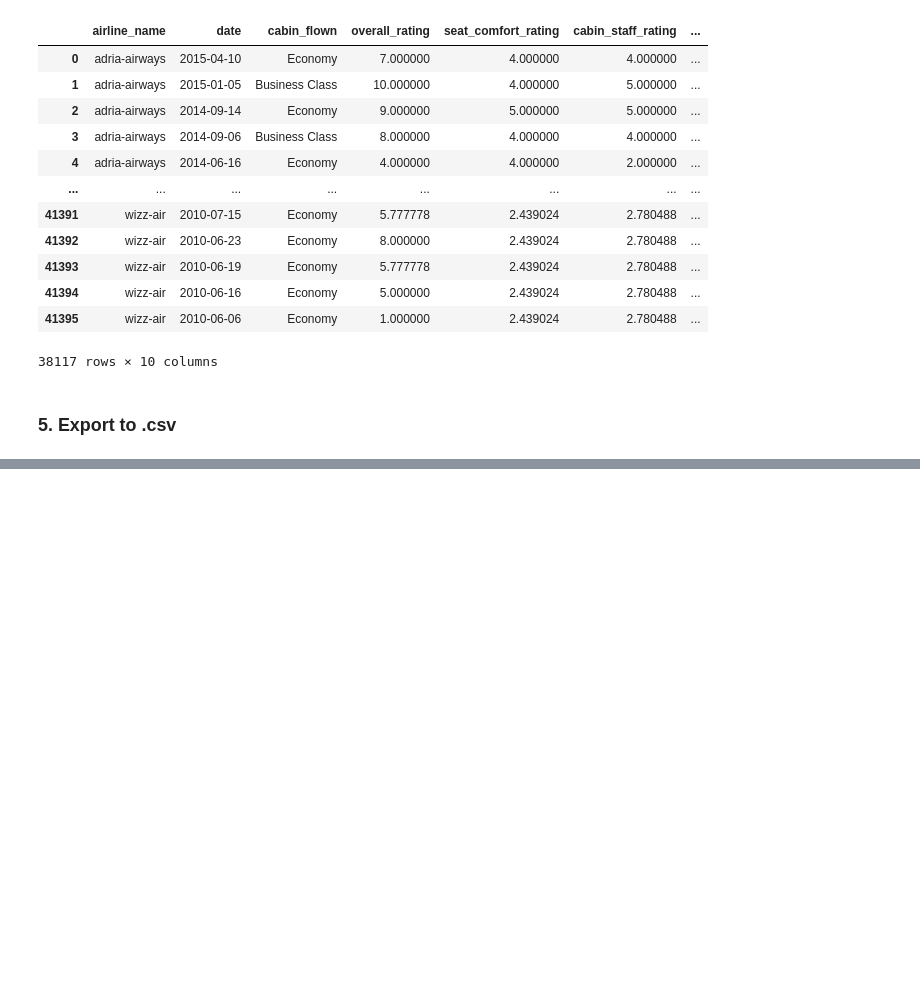
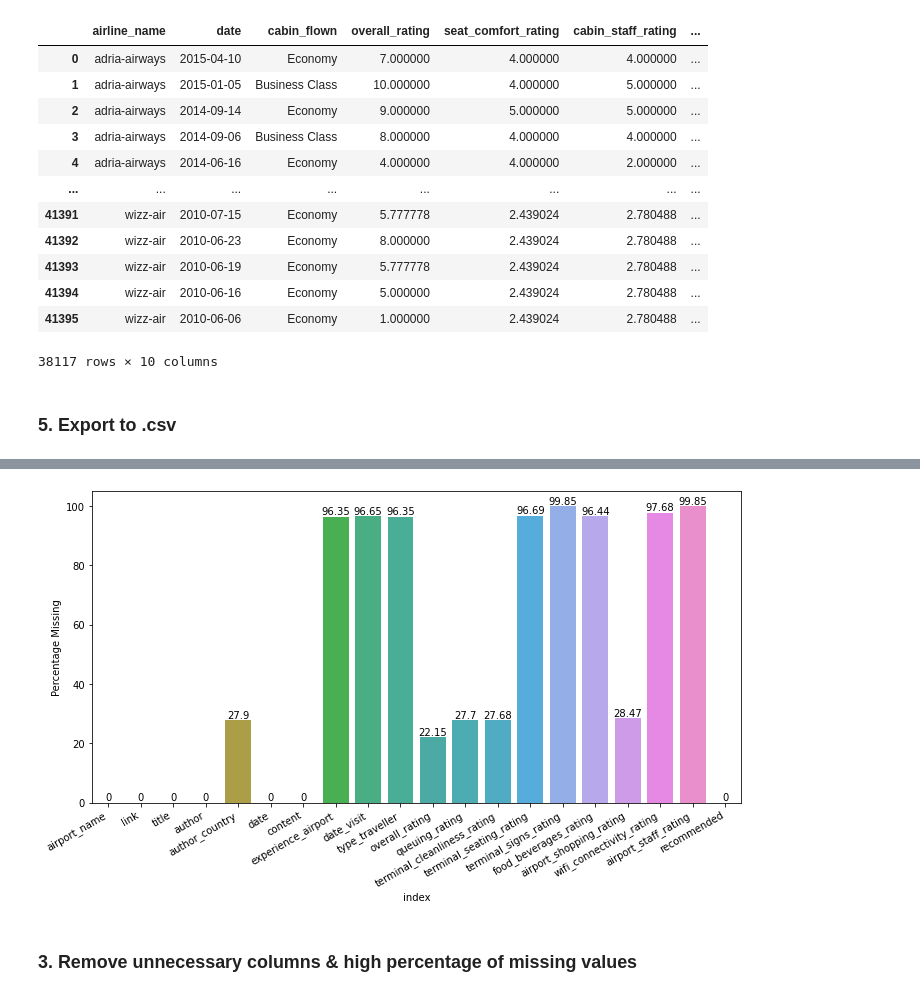
Before and after one commit to syliu-mcit/cis550_project, a Jupyter notebook: milestone_3/preprocessing/ZW_PreProcess_Reviews_AirportAirline.ipynb, the cells around one changed output, grey strips where cells are left out. Cells and saved outputs as stored; diff of their text form; code cells hidden in the pictures; blank space fills up the shorter version.

Commit message:
Airports Reviews Data Preprocessing

```diff
--- a/milestone_3/preprocessing/ZW_PreProcess_Reviews_AirportAirline.ipynb
+++ b/milestone_3/preprocessing/ZW_PreProcess_Reviews_AirportAirline.ipynb
@@ -192,0 +260,4 @@ airline.to_csv("skytrax_cleaned/airline_clean.csv", index=False)
+# %%
+airport_missing = pd.DataFrame(columns = ['Percentage Missing'], data = airport.apply(lambda x: (1-(x.count()/x.size))*100)).reset_index()
+airport_missing['Percentage Missing'] = round(airport_missing['Percentage Missing'],2)
+airport_missing
@@ -192,0 +282,10 @@ airline.to_csv("skytrax_cleaned/airline_clean.csv", index=False)
+# %%
+plt.figure(figsize=(10,6))
+ax = sns.barplot(x="index", y="Percentage Missing", data = airport_missing)
+ax.bar_label(ax.containers[0])
+plt.xticks(rotation=30, horizontalalignment="right")
+plt.tight_layout()
+# %% [output]
+[figure, added]
+# %% [markdown]
+### 3. Remove unnecessary columns & high percentage of missing values
```
Also changed, not shown: parts of 22 cells of this notebook, 1 other file.
